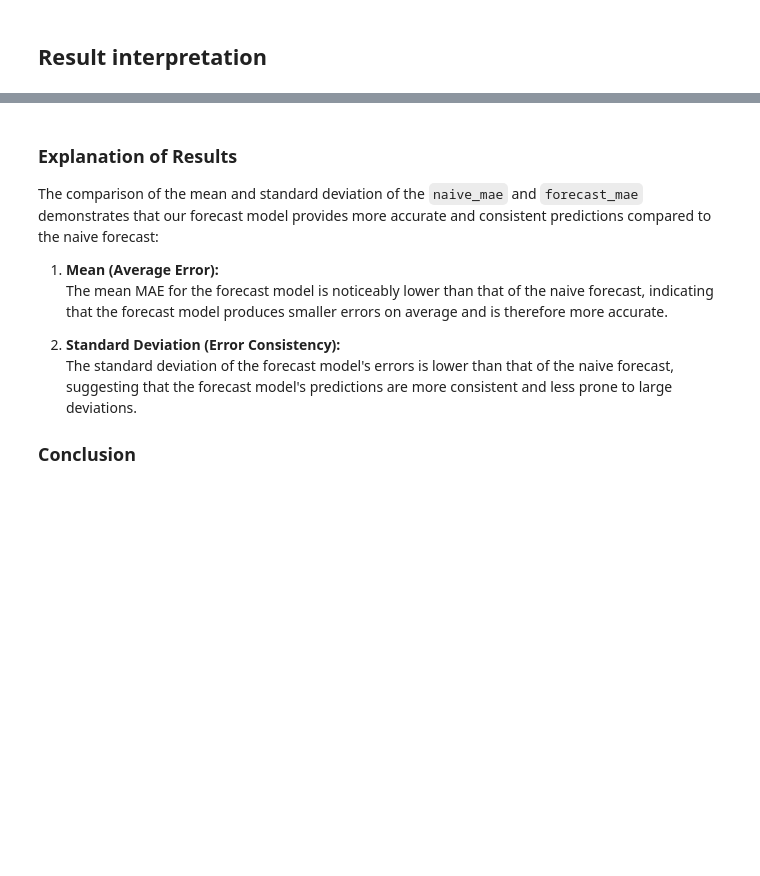
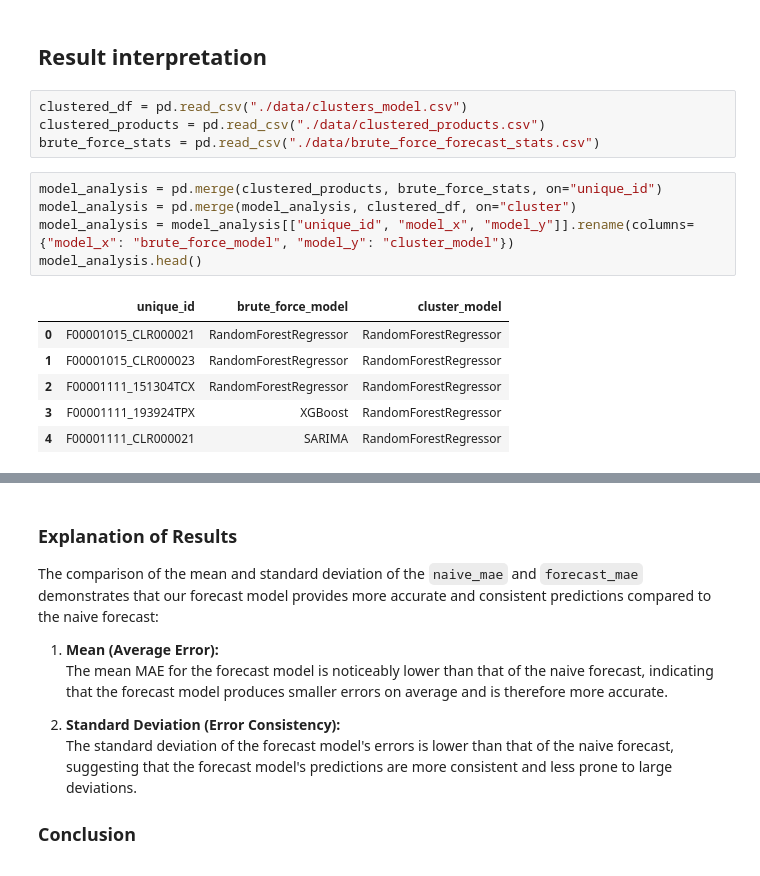
Before and after one commit to noeasyday7/bright_river, a Jupyter notebook: VI. Performance versus Naive Forecast.ipynb, the cells around one changed output, grey strips where cells are left out. Cells and saved outputs as stored; diff of their text form; blank space fills up the shorter version.

```diff
--- a/VI. Performance versus Naive Forecast.ipynb
+++ b/VI. Performance versus Naive Forecast.ipynb
@@ -148,3 +156,19 @@ product_info.head(20)
 | 19 | F00001231_CLR000021 | Black | WOMENSWEAR | Tops | Tank | Sleeveless | Jersey | Turkey | 51.125 | ... |
 # %% [markdown]
 ## Result interpretation
+# %%
+clustered_df = pd.read_csv("./data/clusters_model.csv")
+clustered_products = pd.read_csv("./data/clustered_products.csv")
+brute_force_stats = pd.read_csv("./data/brute_force_forecast_stats.csv")
+# %%
+model_analysis = pd.merge(clustered_products, brute_force_stats, on="unique_id")
+model_analysis = pd.merge(model_analysis, clustered_df, on="cluster")
+model_analysis = model_analysis[["unique_id", "model_x", "model_y"]].rename(columns={"model_x": "brute_force_model", "model_y": "cluster_model"})
+model_analysis.head()
+# %% [output]
+|  | unique_id | brute_force_model | cluster_model |
+| 0 | F00001015_CLR000021 | RandomForestRegressor | RandomForestRegressor |
+| 1 | F00001015_CLR000023 | RandomForestRegressor | RandomForestRegressor |
+| 2 | F00001111_151304TCX | RandomForestRegressor | RandomForestRegressor |
+| 3 | F00001111_193924TPX | XGBoost | RandomForestRegressor |
+| 4 | F00001111_CLR000021 | SARIMA | RandomForestRegressor |
```
Also changed, not shown: parts of 6 cells of this notebook, 4 other files.
